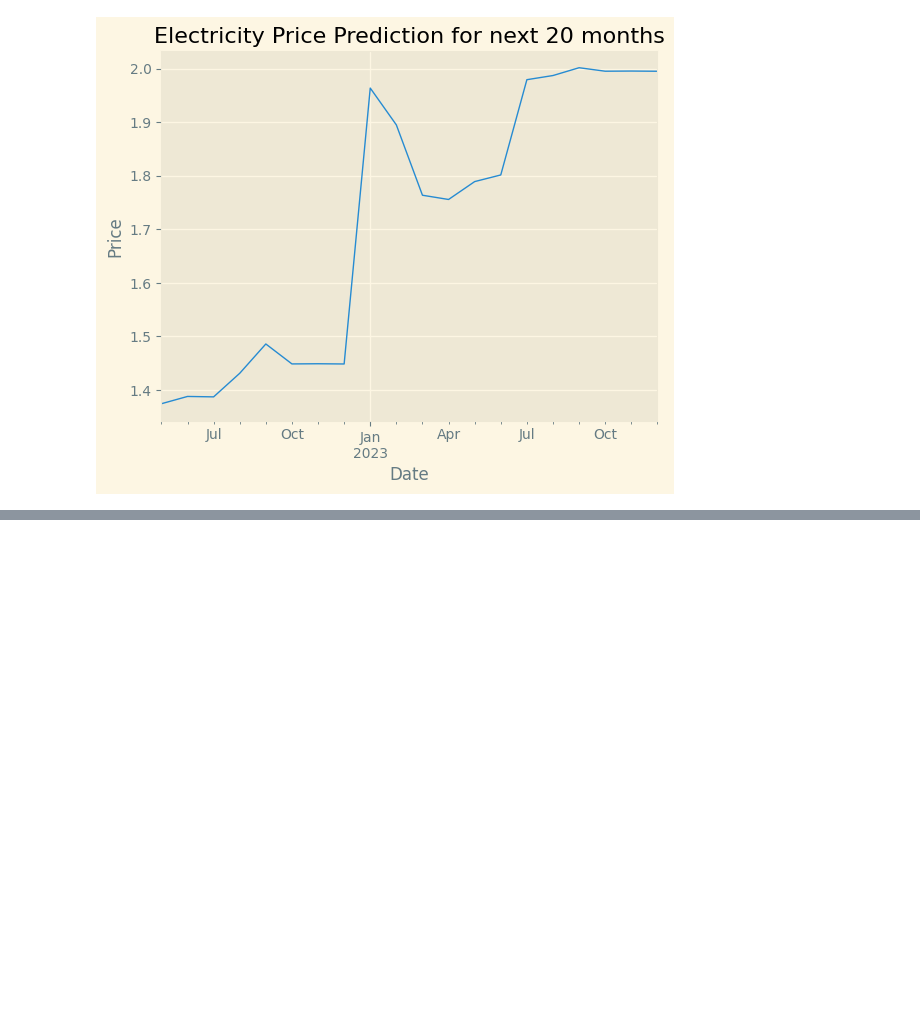
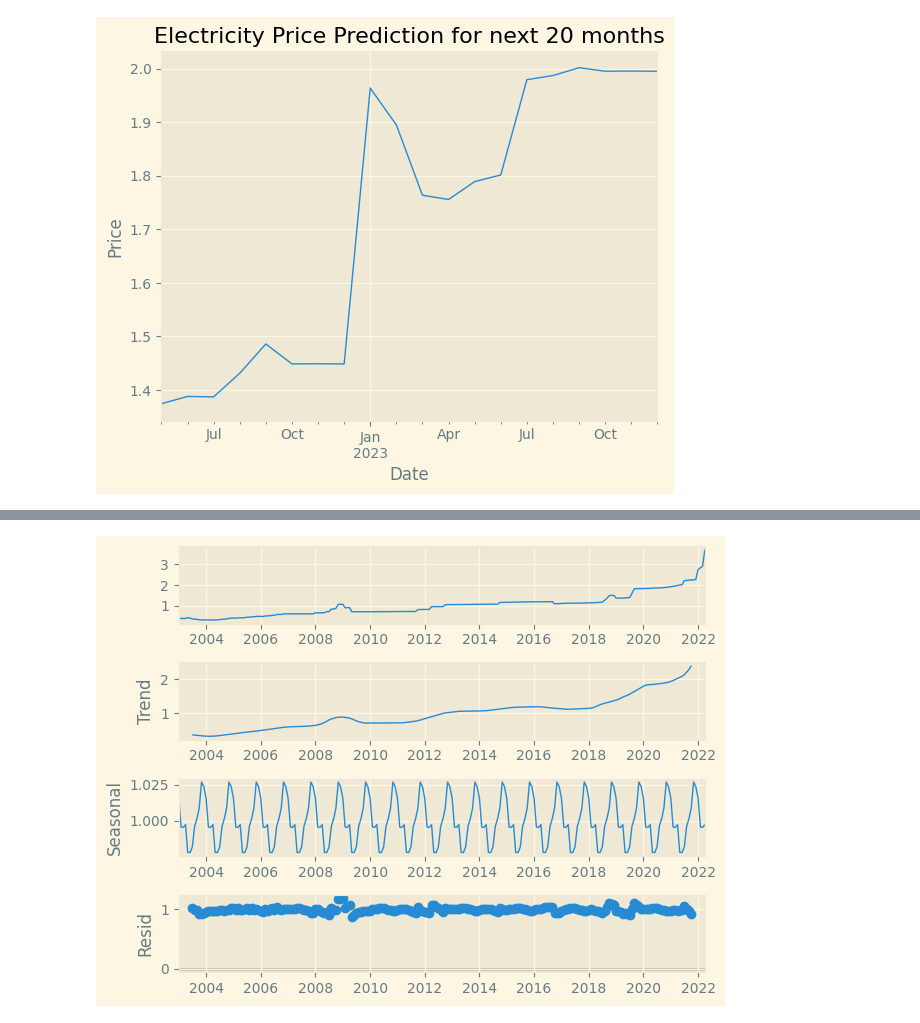
Before and after one commit to kayabo19/Average-Food-Price-Analysis, a Jupyter notebook: Final_Project.ipynb, the cells around one changed output, grey strips where cells are left out. Cells and saved outputs as stored; diff of their text form; code cells hidden in the pictures; blank space fills up the shorter version.

```diff
--- a/Final_Project.ipynb
+++ b/Final_Project.ipynb
@@ -1328,0 +1353,12 @@ Text(0.5, 1.0, 'Electricity Price Prediction for next 20 months')
+# %%
+from statsmodels.tsa.seasonal import seasonal_decompose
+result = seasonal_decompose(df4, model='multiplicative')
+
+
+
+plt.rc('lines', linewidth=1, color='r')
+
+fig = result.plot()
+#print(plt.style.available)
+# %% [output]
+[figure, added]
```
Also changed, not shown: parts of 26 cells of this notebook.
